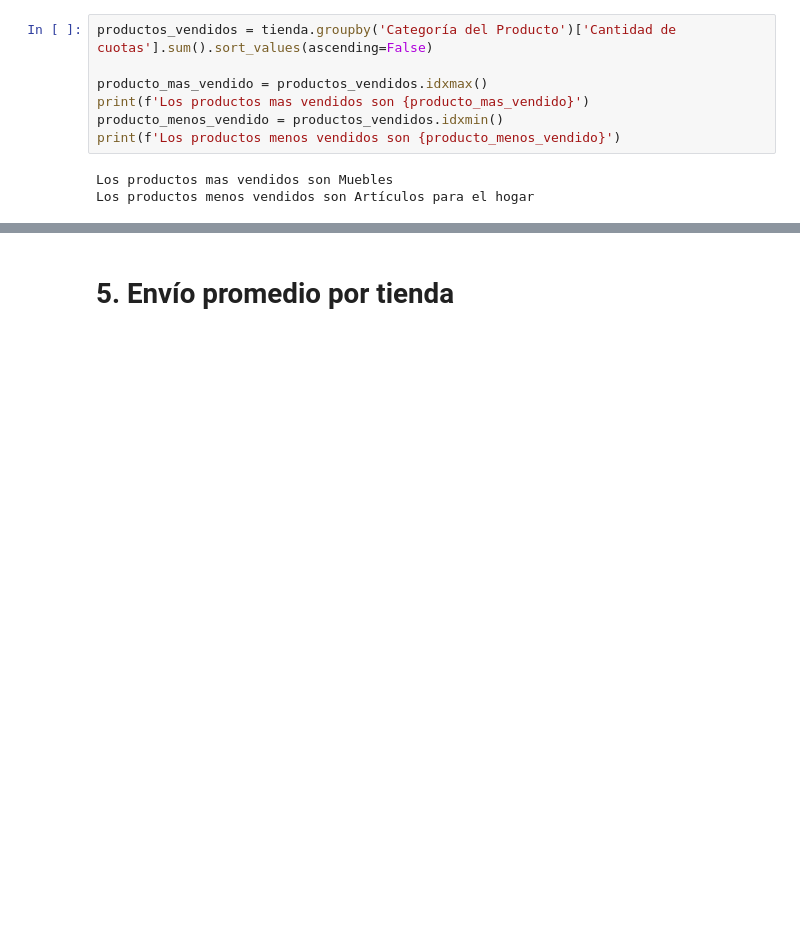
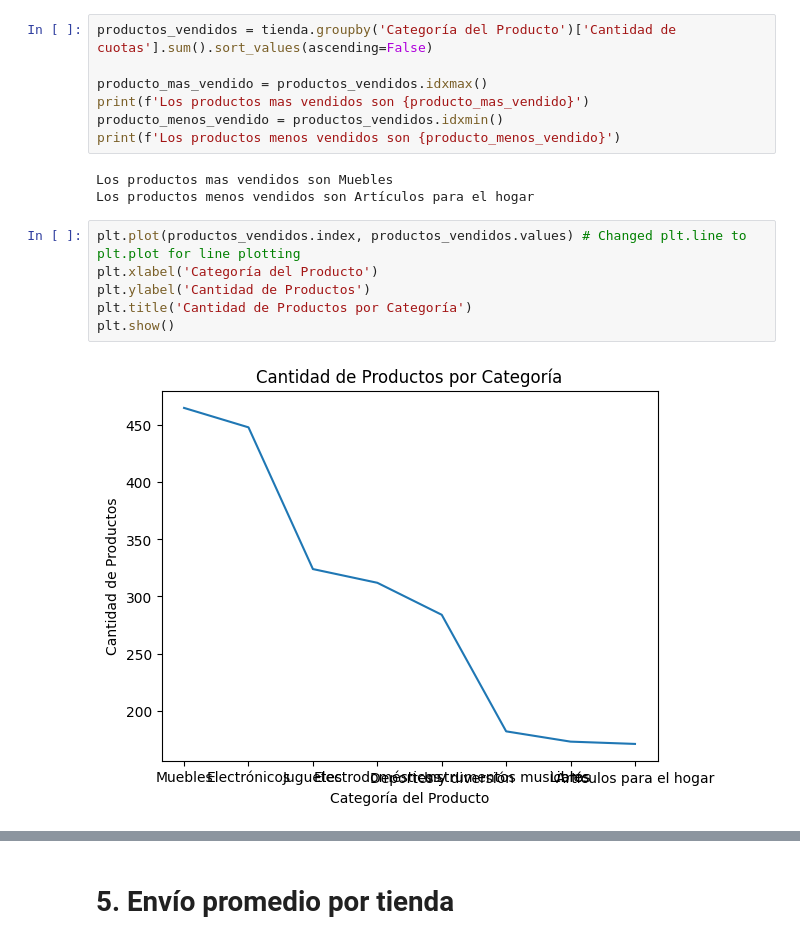
Before and after one commit to leriverah/challenge_alura_store, a Jupyter notebook: AluraStoreLatam.ipynb, the cells around one changed output, grey strips where cells are left out. Saved outputs shown, nothing was run; the diff lists cells and outputs as text; blank space fills up the shorter version.

```diff
--- a/AluraStoreLatam.ipynb
+++ b/AluraStoreLatam.ipynb
@@ -81,3 +114,11 @@ print(f'Los productos menos vendidos son {producto_menos_vendido}')
 # %% [output]
 Los productos mas vendidos son Muebles
 Los productos menos vendidos son Artículos para el hogar
+# %%
+plt.plot(productos_vendidos.index, productos_vendidos.values) # Changed plt.line to plt.plot for line plotting
+plt.xlabel('Categoría del Producto')
+plt.ylabel('Cantidad de Productos')
+plt.title('Cantidad de Productos por Categoría')
+plt.show()
+# %% [output]
+[figure, added]
```
Also changed, not shown: parts of 9 cells of this notebook.
